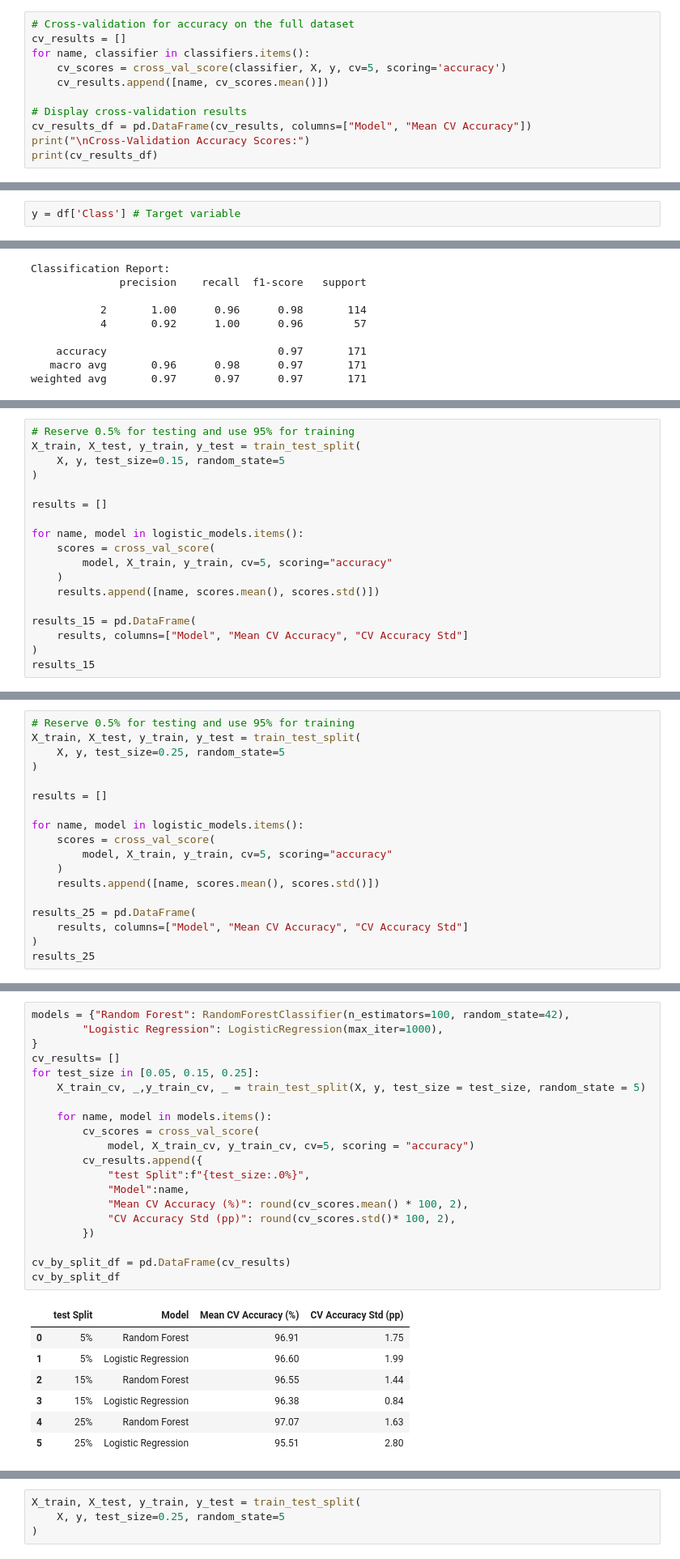
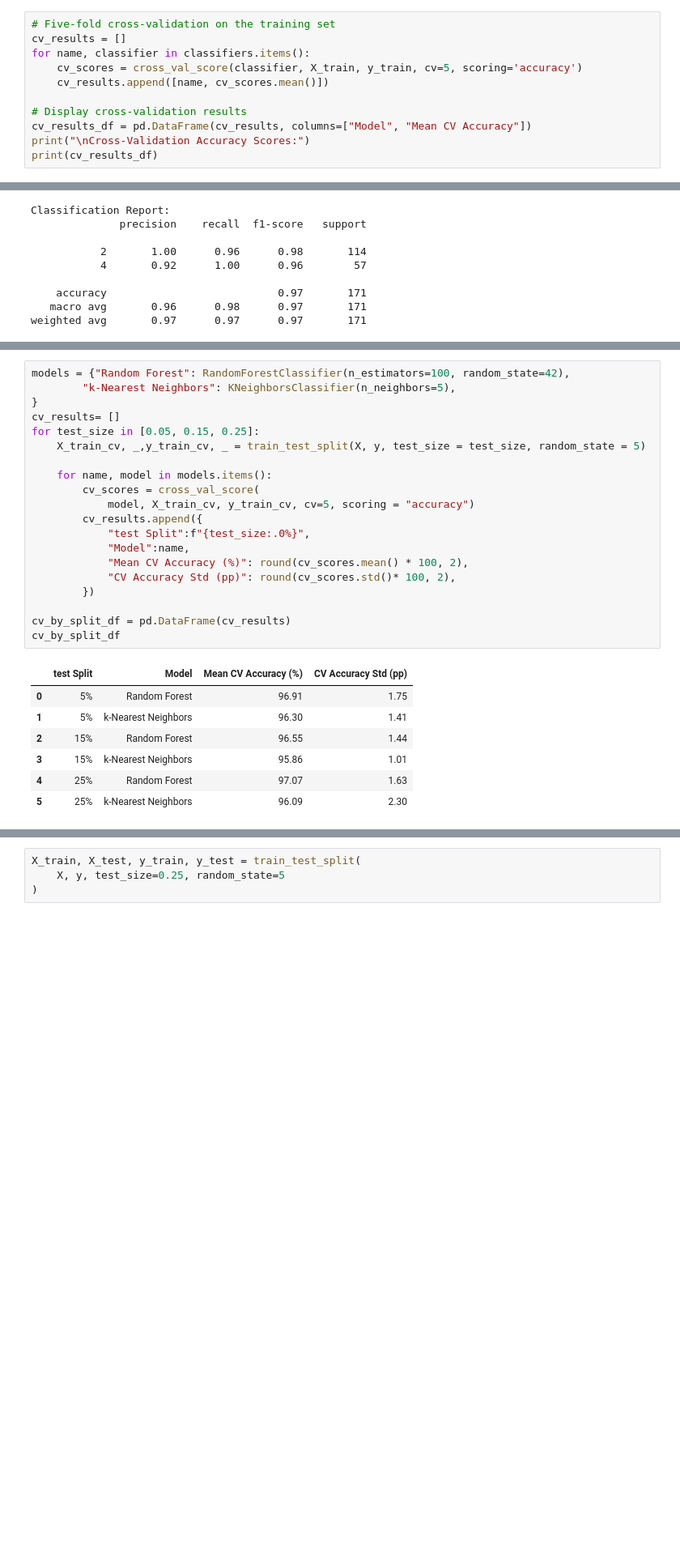
Before and after one commit to 2026491-max/Machine-Learning, a Jupyter notebook: Machine_Learning.ipynb, the cells around one changed output, grey strips where cells are left out. Shown at 81% size. Saved outputs shown, nothing was run; the diff lists cells and outputs as text; blank space fills up the shorter version.

Commit message:
daily updating
K-Nearest Neighbors

```diff
--- a/Machine_Learning.ipynb
+++ b/Machine_Learning.ipynb
@@ -346,8 +352,8 @@ Model Performance Metrics on Test Set:
 # %%
-# Cross-validation for accuracy on the full dataset
+# Five-fold cross-validation on the training set
 cv_results = []
 for name, classifier in classifiers.items():
-    cv_scores = cross_val_score(classifier, X, y, cv=5, scoring='accuracy')
+    cv_scores = cross_val_score(classifier, X_train, y_train, cv=5, scoring='accuracy')
     cv_results.append([name, cv_scores.mean()])
 
 # Display cross-validation results
@@ -367,2 +370,0 @@ Cross-Validation Accuracy Scores:
-# %%
-y = df['Class'] # Target variable
@@ -805,18 +613,0 @@ results_5
-# %%
-# Reserve 0.5% for testing and use 95% for training
-X_train, X_test, y_train, y_test = train_test_split(
-    X, y, test_size=0.15, random_state=5
-)
-
-results = []
-
-for name, model in logistic_models.items():
-    scores = cross_val_score(
-        model, X_train, y_train, cv=5, scoring="accuracy"
-    )
-    results.append([name, scores.mean(), scores.std()])
-
-results_15 = pd.DataFrame(
-    results, columns=["Model", "Mean CV Accuracy", "CV Accuracy Std"]
-)
-results_15
@@ -826,18 +613,0 @@ results_15
-# %%
-# Reserve 0.5% for testing and use 95% for training
-X_train, X_test, y_train, y_test = train_test_split(
-    X, y, test_size=0.25, random_state=5
-)
-
-results = []
-
-for name, model in logistic_models.items():
-    scores = cross_val_score(
-        model, X_train, y_train, cv=5, scoring="accuracy"
-    )
-    results.append([name, scores.mean(), scores.std()])
-
-results_25 = pd.DataFrame(
-    results, columns=["Model", "Mean CV Accuracy", "CV Accuracy Std"]
-)
-results_25
@@ -888,28 +716,28 @@ Model Performance Metrics on Test Set:
 # %%
 models = {"Random Forest": RandomForestClassifier(n_estimators=100, random_state=42),
-        "Logistic Regression": LogisticRegression(max_iter=1000),
+        "k-Nearest Neighbors": KNeighborsClassifier(n_neighbors=5),
 }
 cv_results= []
 for test_size in [0.05, 0.15, 0.25]:
     X_train_cv, _,y_train_cv, _ = train_test_split(X, y, test_size = test_size, random_state = 5)
 
     for name, model in models.items():
         cv_scores = cross_val_score(
             model, X_train_cv, y_train_cv, cv=5, scoring = "accuracy")
         cv_results.append({
             "test Split":f"{test_size:.0%}",
             "Model":name,
             "Mean CV Accuracy (%)": round(cv_scores.mean() * 100, 2),
             "CV Accuracy Std (pp)": round(cv_scores.std()* 100, 2),
         })
 
 cv_by_split_df = pd.DataFrame(cv_results)
 cv_by_split_df
 # %% [output]
 |  | test Split | Model | Mean CV Accuracy (%) | CV Accuracy Std (pp) |
 | 0 | 5% | Random Forest | 96.91 | 1.75 |
-| 1 | 5% | Logistic Regression | 96.60 | 1.99 |
+| 1 | 5% | k-Nearest Neighbors | 96.30 | 1.41 |
 | 2 | 15% | Random Forest | 96.55 | 1.44 |
-| 3 | 15% | Logistic Regression | 96.38 | 0.84 |
+| 3 | 15% | k-Nearest Neighbors | 95.86 | 1.01 |
 | 4 | 25% | Random Forest | 97.07 | 1.63 |
-| 5 | 25% | Logistic Regression | 95.51 | 2.80 |
+| 5 | 25% | k-Nearest Neighbors | 96.09 | 2.30 |
```
Also changed, not shown: parts of 98 cells of this notebook, 1 other file.
